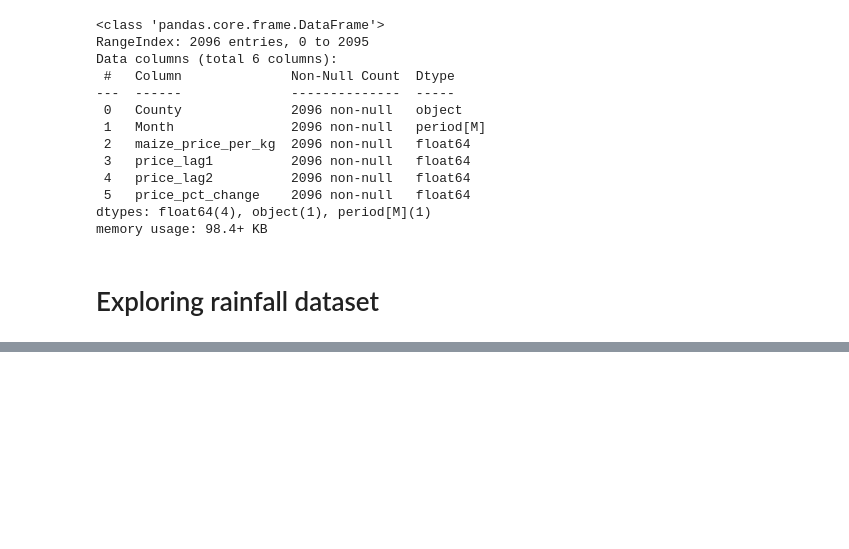
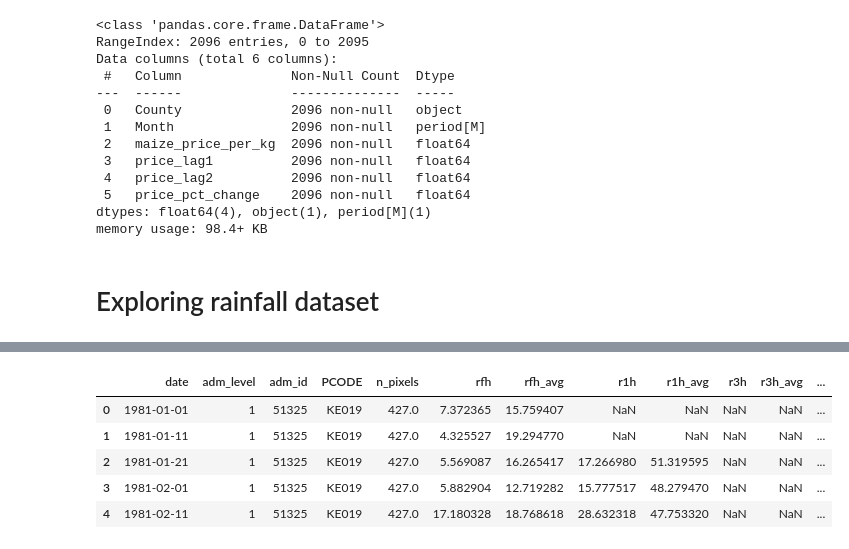
Before and after one commit to MrDenzy/PHASE-5-PROJECT---PREDICTING-FOOD-INSECURITY, a Jupyter notebook: notebooks/data_explore.ipynb, the cells around one changed output, grey strips where cells are left out. Saved outputs shown, nothing was run; the diff lists cells and outputs as text; code cells hidden in the pictures; blank space fills up the shorter version.

```diff
--- a/notebooks/data_explore.ipynb
+++ b/notebooks/data_explore.ipynb
@@ -1078,3 +1078,6 @@ memory usage: 98.4+ KB
 # df_p.to_csv("./data/cleaned_food_prices.csv",index=False)
 # %% [markdown]
 # Exploring rainfall dataset
+# %%
+df_rf = pd.read_csv('./data/ken-rainfall-subnat-full.csv')
+df_rf.info()
@@ -1080,0 +1102,9 @@ memory usage: 98.4+ KB
+# %%
+df_rf.head()
+# %% [output]
+|  | date | adm_level | adm_id | PCODE | n_pixels | rfh | rfh_avg | r1h | r1h_avg | r3h | r3h_avg | ... |
+| 0 | 1981-01-01 | 1 | 51325 | KE019 | 427.0 | 7.372365 | 15.759407 | NaN | NaN | NaN | NaN | ... |
+| 1 | 1981-01-11 | 1 | 51325 | KE019 | 427.0 | 4.325527 | 19.294770 | NaN | NaN | NaN | NaN | ... |
+| 2 | 1981-01-21 | 1 | 51325 | KE019 | 427.0 | 5.569087 | 16.265417 | 17.266980 | 51.319595 | NaN | NaN | ... |
+| 3 | 1981-02-01 | 1 | 51325 | KE019 | 427.0 | 5.882904 | 12.719282 | 15.777517 | 48.279470 | NaN | NaN | ... |
+| 4 | 1981-02-11 | 1 | 51325 | KE019 | 427.0 | 17.180328 | 18.768618 | 28.632318 | 47.753320 | NaN | NaN | ... |
```
Also changed, not shown: parts of 8 cells of this notebook, 1 other file.
